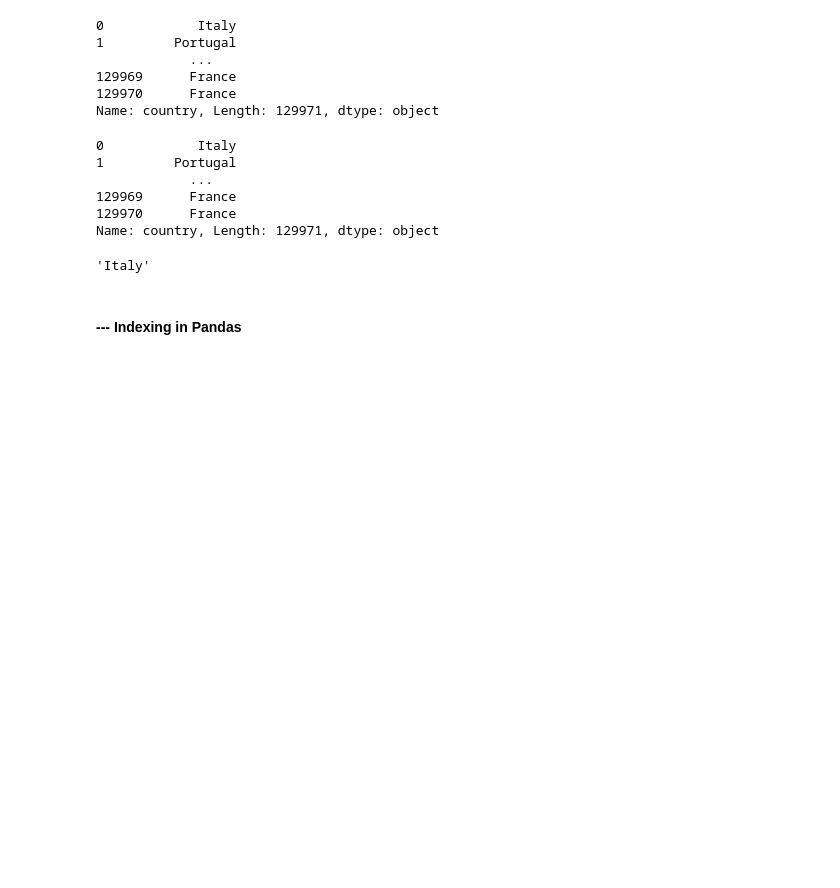
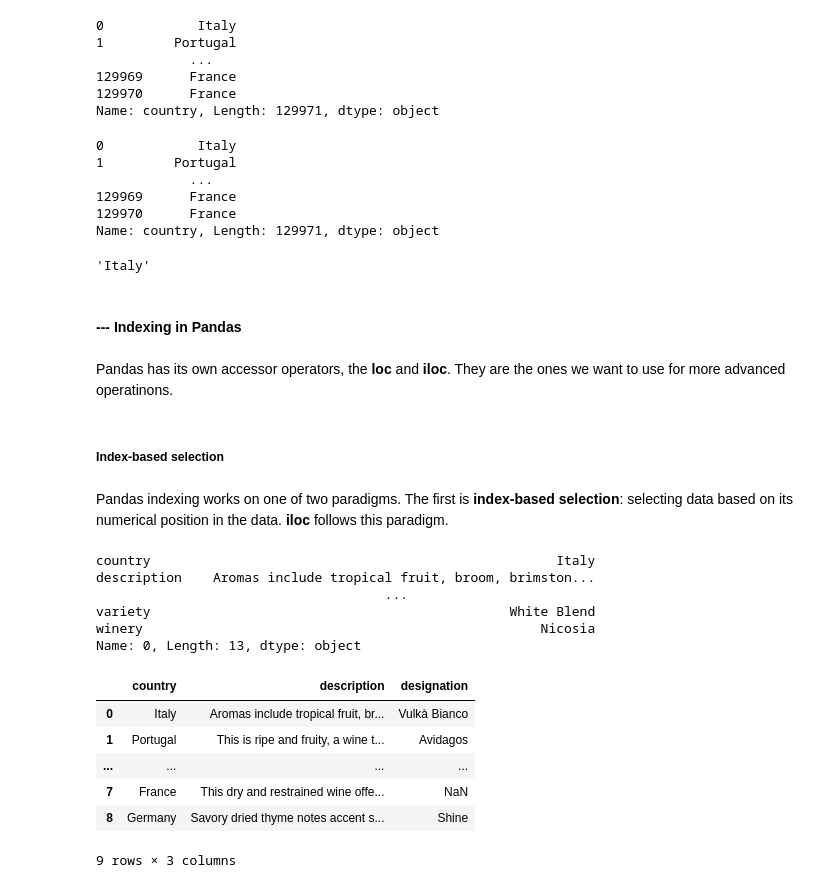
Before and after one commit to FRANKSADWAR/PersonalPractice, a Jupyter notebook: DataAnalysis/Learning Pandas.ipynb, the cells around one changed output. Drawn from its saved outputs; the diff is of its cells as text; code cells hidden in the pictures; blank space fills up the shorter version.

```diff
--- a/DataAnalysis/Learning Pandas.ipynb
+++ b/DataAnalysis/Learning Pandas.ipynb
@@ -117,3 +121,29 @@ reviews['country'][0]
 'Italy'
 # %% [markdown]
 #### --- Indexing in Pandas
+# %% [markdown]
+Pandas has its own accessor operators, the **loc** and **iloc**. They are the ones we want to use for more advanced operatinons.
+# %% [markdown]
+##### Index-based selection
+# %% [markdown]
+Pandas indexing works on one of two paradigms. The first is **index-based selection**: selecting data based on its numerical position
+    in the data. **iloc** follows this paradigm.
+# %%
+reviews.iloc[0]
+# %% [output]
+country                                                    Italy
+description    Aromas include tropical fruit, broom, brimston...
+                                     ...
+variety                                              White Blend
+winery                                                   Nicosia
+Name: 0, Length: 13, dtype: object
+# %%
+reviews.iloc[0:9, 0:3]
+# %% [output]
+|  | country | description | designation |
+| 0 | Italy | Aromas include tropical fruit, br... | Vulkà Bianco |
+| 1 | Portugal | This is ripe and fruity, a wine t... | Avidagos |
+| ... | ... | ... | ... |
+| 7 | France | This dry and restrained wine offe... | NaN |
+| 8 | Germany | Savory dried thyme notes accent s... | Shine |
+9 rows × 3 columns
```
Also changed, not shown: parts of 29 cells of this notebook.
